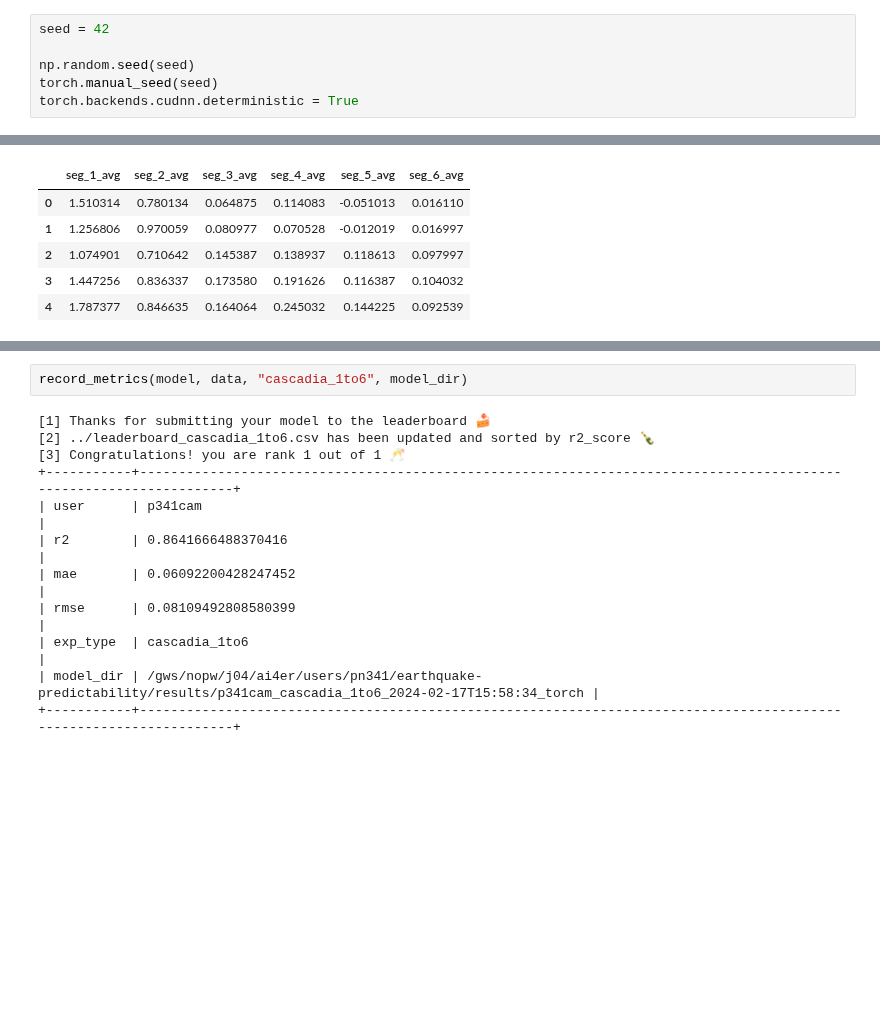
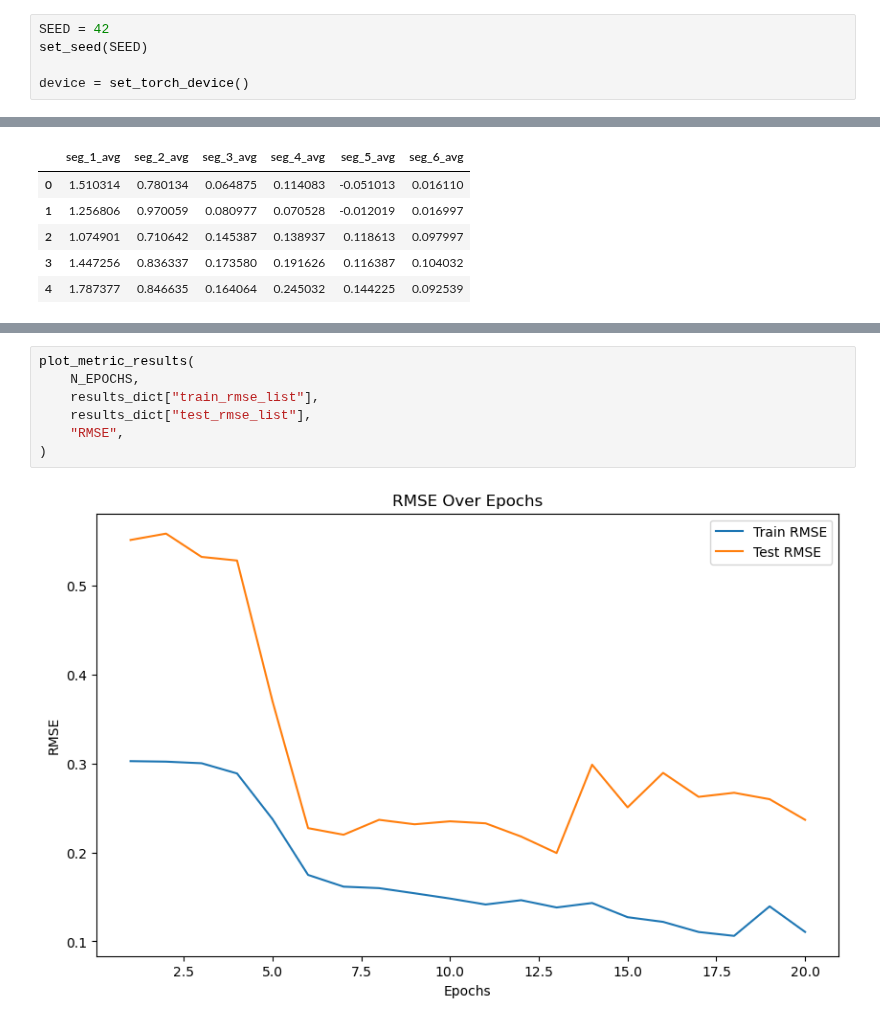
Before and after one commit to ai4er-cdt/earthquake-predictability, a Jupyter notebook: notebooks/PN341 006 - Conv2D LSTM - Cascadia.ipynb, the cells around one changed output, grey strips where cells are left out. Cells and saved outputs as stored; diff of their text form; blank space fills up the shorter version.

```diff
--- a/notebooks/PN341 006 - Conv2D LSTM - Cascadia.ipynb
+++ b/notebooks/PN341 006 - Conv2D LSTM - Cascadia.ipynb
@@ -21,6 +33,5 @@ from utils.nn_io import load_model, save_model
 # %%
-seed = 42
+SEED = 42
+set_seed(SEED)
 
-np.random.seed(seed)
-torch.manual_seed(seed)
-torch.backends.cudnn.deterministic = True
+device = set_torch_device()
@@ -289,14 +155,9 @@ model and data [+ params] loaded from /gws/nopw/j04/ai4er/users/pn341/earthquake
-# %%
-record_metrics(model, data, "cascadia_1to6", model_dir)
-# %% [output]
-[1] Thanks for submitting your model to the leaderboard 🍰
-[2] ../leaderboard_cascadia_1to6.csv has been updated and sorted by r2_score 🍾
-[3] Congratulations! you are rank 1 out of 1 🥂
-+-----------+-------------------------------------------------------------------------------------------------------------------+
-| user      | p341cam                                                                                                           |
-| r2        | 0.8641666488370416                                                                                                |
-| mae       | 0.06092200428247452                                                                                               |
-| rmse      | 0.08109492808580399                                                                                               |
-| exp_type  | cascadia_1to6                                                                                                     |
-| model_dir | /gws/nopw/j04/ai4er/users/pn341/earthquake-predictability/results/p341cam_cascadia_1to6_2024-02-17T15:58:34_torch |
-+-----------+-------------------------------------------------------------------------------------------------------------------+
+# %%
+plot_metric_results(
+    N_EPOCHS,
+    results_dict["train_rmse_list"],
+    results_dict["test_rmse_list"],
+    "RMSE",
+)
+# %% [output]
+[figure, added]
```
Also changed, not shown: parts of 23 cells of this notebook, 4 other files.
